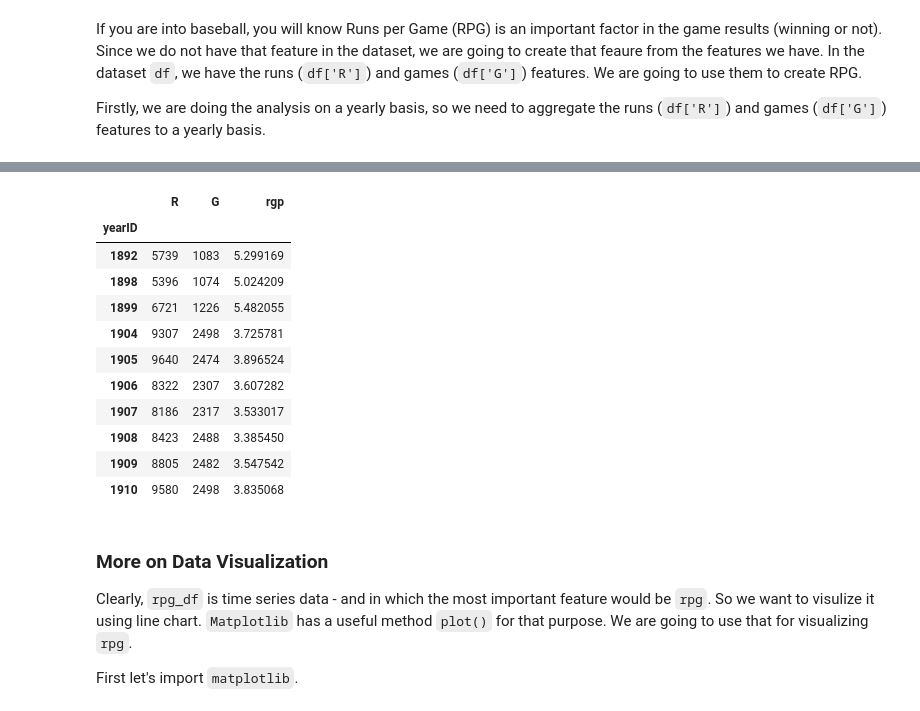
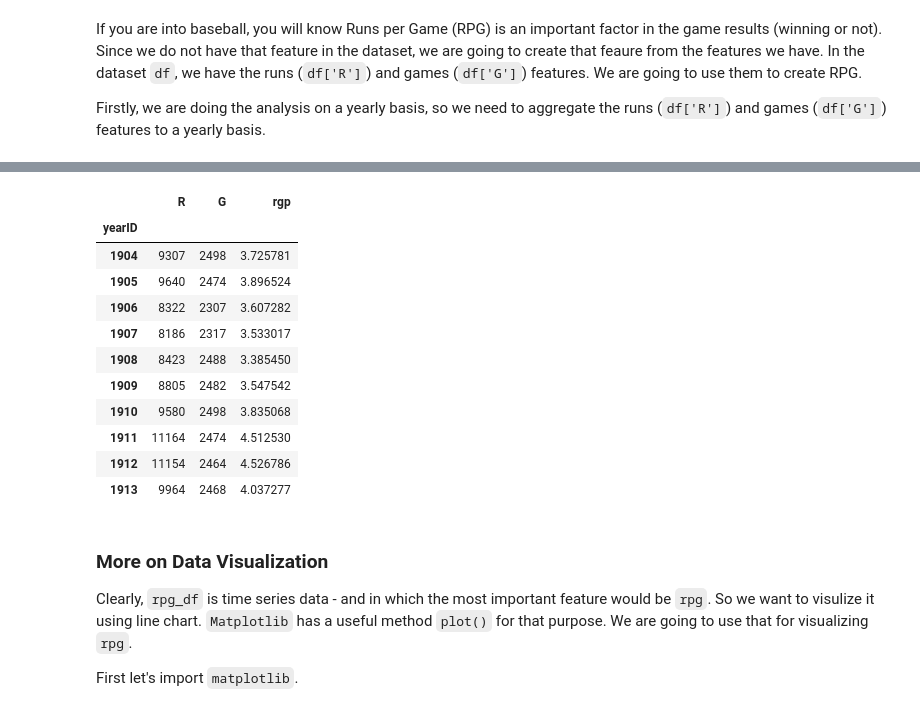
Before and after one commit to fairfield-university-ba545/week-4-aloukrezis01, a Jupyter notebook: Mini_project_1_baseball_analytics_pt2.ipynb, the cells around one changed output, grey strips where cells are left out. Saved outputs shown, nothing was run; the diff lists cells and outputs as text; code cells hidden in the pictures.

```diff
--- a/Mini_project_1_baseball_analytics_pt2.ipynb
+++ b/Mini_project_1_baseball_analytics_pt2.ipynb
@@ -96,7 +96,7 @@ Anyone who follows the game of baseball knows that, as Major League Baseball (ML
 #### df[df[col] > some_value]
 #### then you want to save the filtered results as a new dataframe `df`
 
-df_pre1900 = df[df['yearID'] < 1900]
+df_pre1900 = df[df['yearID'] > 1900]
 df_pre1900.head()
 # %% [output]
 |  | yearID | teamID | G | W | R | AB | H | 2B | 3B | HR | ... | ... |
@@ -137,27 +137,24 @@ df.groupby('yearID').sum()
 # %%
 #### create a new pandas series called `runs_per_year`,
 #### which is aggregating runs (`df['R']`) on a yearly basis
-runs_per_year = df['R'].groupby(df['yearID']).sum()
+runs_per_year = df_pre1900['R'].groupby(df_pre1900['yearID']).sum()
 
 #### do the same for games (`df['G']`)
-games_per_year = df['G'].groupby(df['yearID']).sum()
+games_per_year = df_pre1900['G'].groupby(df['yearID']).sum()
 
 #### We need to combine these two series into a dataframe ('rpg_df') to calculate RPG
 #### We can do that by using the `pd.concat()` method provided by `pandas`
 #### Since we want the two series are columns, we need to set the parameter `axis=1` in `concat()`
 rpg_df = pd.concat([runs_per_year, games_per_year], axis=1)
 
 #### Now we can calculate RPG: which is very simple: rpg = runs_per_year/games_per_year
 rpg_df['rgp'] = rpg_df['R']/rpg_df['G']
 
 #### let's double check the values of `rpg_df` by looking at its first 10 values
 rpg_df.head(10)
 # %% [output]
 |  | R | G | rgp |
 | yearID |  |  |  |
-| 1892 | 5739 | 1083 | 5.299169 |
-| 1898 | 5396 | 1074 | 5.024209 |
-| 1899 | 6721 | 1226 | 5.482055 |
 | 1904 | 9307 | 2498 | 3.725781 |
 | 1905 | 9640 | 2474 | 3.896524 |
 | 1906 | 8322 | 2307 | 3.607282 |
@@ -165,6 +162,9 @@ rpg_df.head(10)
 | 1908 | 8423 | 2488 | 3.385450 |
 | 1909 | 8805 | 2482 | 3.547542 |
 | 1910 | 9580 | 2498 | 3.835068 |
+| 1911 | 11164 | 2474 | 4.512530 |
+| 1912 | 11154 | 2464 | 4.526786 |
+| 1913 | 9964 | 2468 | 4.037277 |
 # %% [markdown]
 ### More on Data Visualization
 
```
Also changed, not shown: parts of 11 cells of this notebook.
